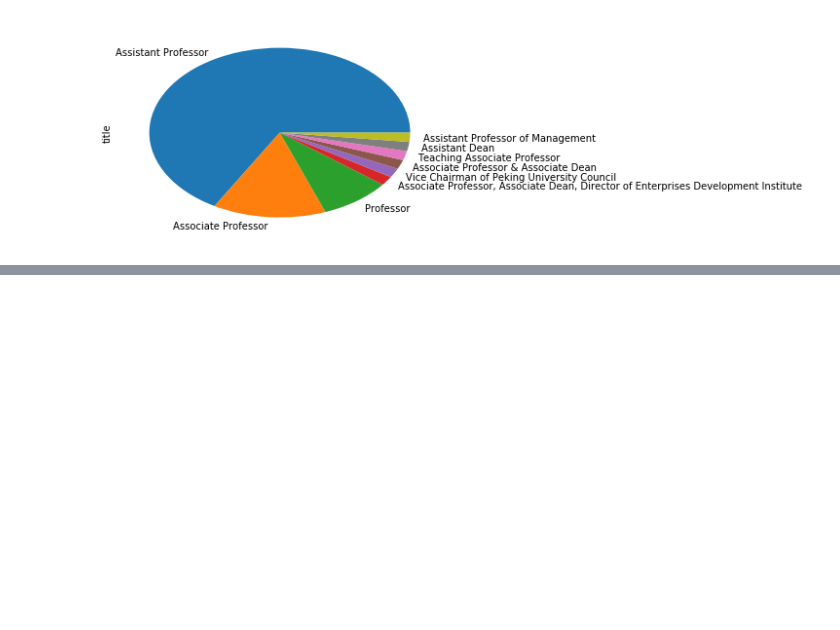
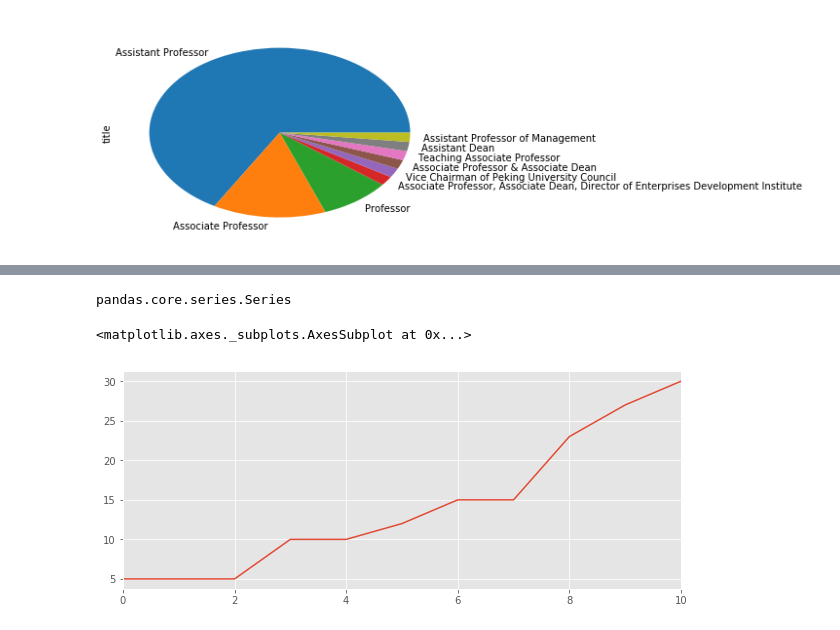
Before and after one commit to aparrish/dmep-python-intro, a Jupyter notebook: notes-20170725.ipynb, the cells around one changed output, grey strips where cells are left out. Cells and saved outputs as stored; diff of their text form; code cells hidden in the pictures; blank space fills up the shorter version.

```diff
--- a/notes-20170725.ipynb
+++ b/notes-20170725.ipynb
@@ -313,0 +306,10 @@ twython                   3.5.0                    py36_0    conda-forge
+# %%
+%matplotlib inline
+import pandas as pd
+import numpy as np
+import matplotlib.pyplot as plt
+pd.set_option('max_rows', 25)
+plt.style.use('ggplot')
+plt.rcParams["figure.figsize"] = (10, 4)
+# %%
+s = pd.Series([5, 5, 5, 10, 10, 12, 15, 15, 23, 27, 30])
@@ -313,0 +331,9 @@ twython                   3.5.0                    py36_0    conda-forge
+# %%
+type(s)
+# %% [output]
+pandas.core.series.Series
+# %%
+s.plot()
+# %% [output]
+<matplotlib.axes._subplots.AxesSubplot at 0x...>
+[figure, added]
```
Also changed, not shown: parts of 58 cells of this notebook.
